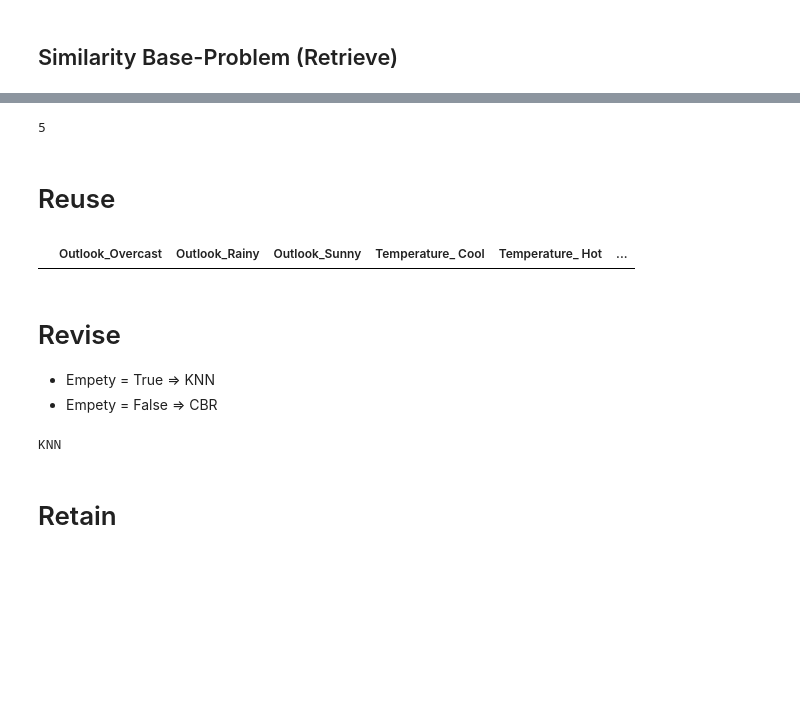
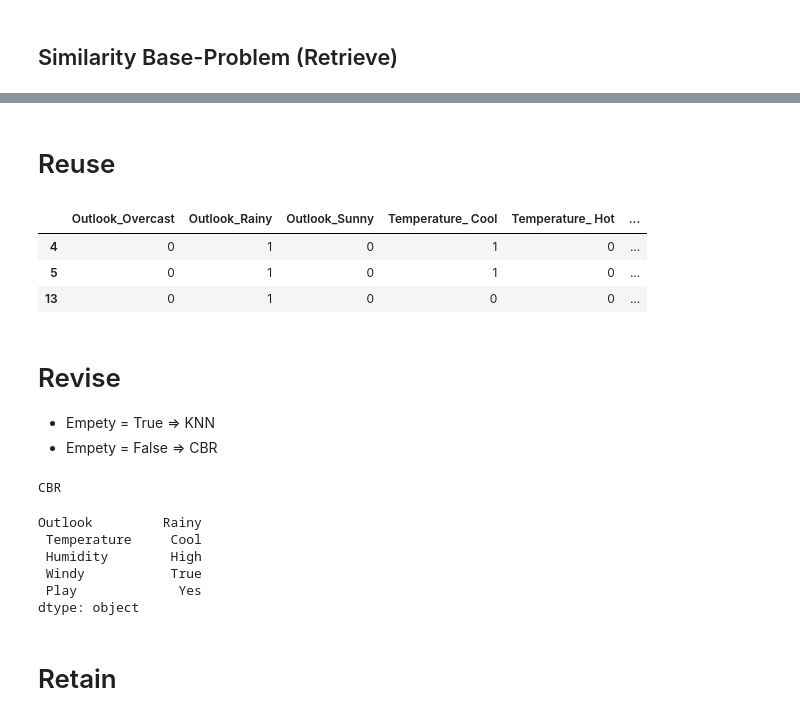
Before and after one commit to TeguhPermana666/CBR-System, a Jupyter notebook: cbrs.ipynb, the cells around one changed output, grey strips where cells are left out. Drawn from its saved outputs; the diff is of its cells as text; code cells hidden in the pictures; blank space fills up the shorter version.

```diff
--- a/cbrs.ipynb
+++ b/cbrs.ipynb
@@ -120,19 +120,18 @@ retrieve
 12    682.324309
 13    371.224109
 dtype: float64
-# %%
-np.argmin(distances)
-# %% [output]
-5
 # %% [markdown]
 # Reuse
 # %%
-value = pd.Series(distances<distances.mean() * 0.6)
+value = pd.Series(distances<distances.mean() * 0.8)
 index = value.loc[value==True].index
 reuse = base.iloc[index,:]
 reuse
 # %% [output]
 |  | Outlook_Overcast | Outlook_Rainy | Outlook_Sunny | Temperature_ Cool | Temperature_ Hot | ... |
+| 4 | 0 | 1 | 0 | 1 | 0 | ... |
+| 5 | 0 | 1 | 0 | 1 | 0 | ... |
+| 13 | 0 | 1 | 0 | 0 | 0 | ... |
 # %% [markdown]
 # Revise
 - Empety = True => KNN
@@ -192,12 +191,17 @@ else:
         plt.title(f'Covariance Heat map #{i} \n Library cases stored {j} - Base to solve problem {i}')
         plt.savefig(f'output/covariance_heat_map_{i}.png', bbox_inches='tight')
         plt.close()
-
-        # Reuse
-        base = library.iloc[:, range(library.shape[1] - 1)]     # Exclude last column (solution)
-        base = pd.get_dummies(base)                             # Get new one-hot encoded base
 # %% [output]
-KNN
+CBR
+# %%
+case
+# %% [output]
+Outlook         Rainy
+ Temperature     Cool
+ Humidity        High
+ Windy           True
+ Play             Yes
+dtype: object
 # %% [markdown]
 # Retain
 # %%
```
Also changed, not shown: parts of 15 cells of this notebook, 6 other files.
